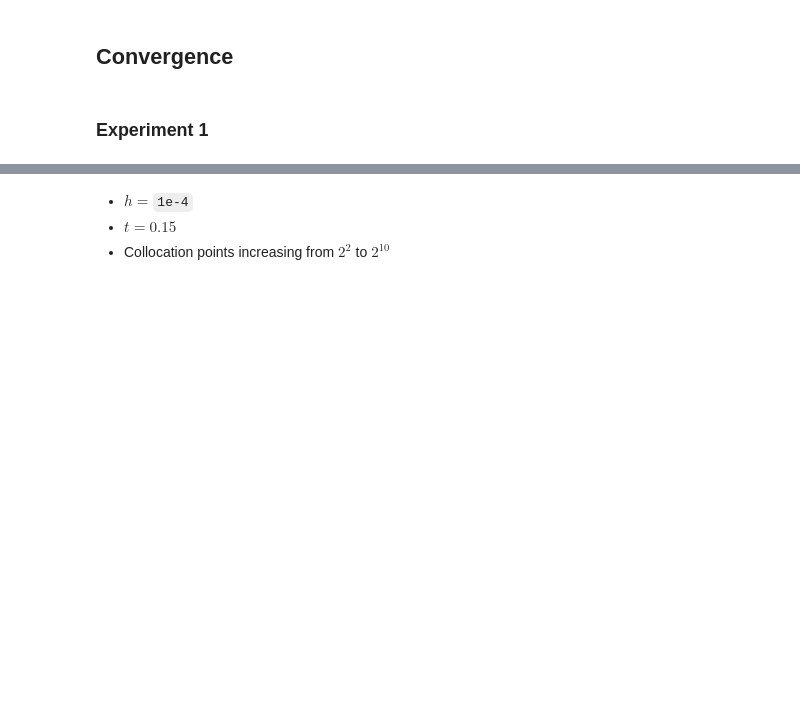
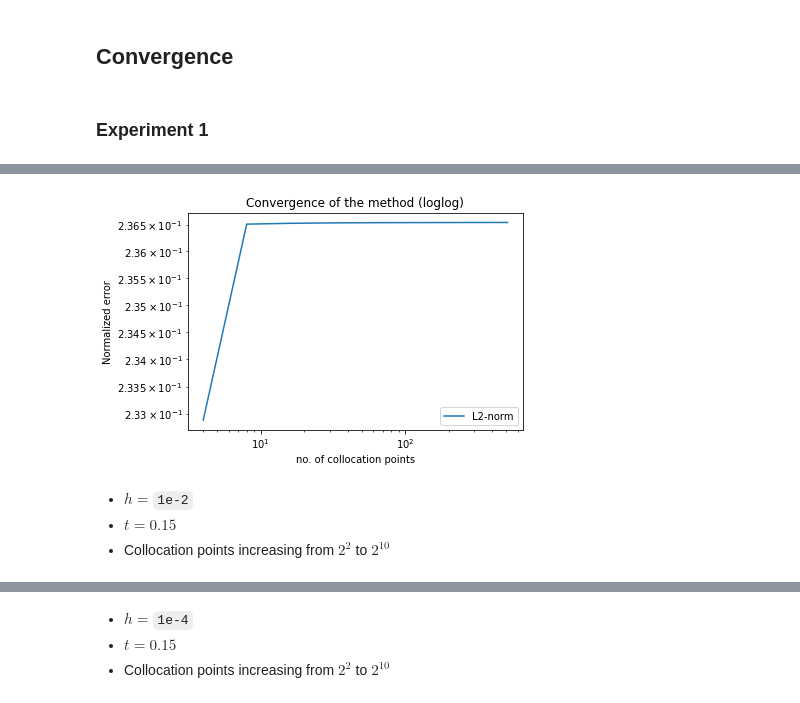
Before and after one commit to jfelipeosorio/kinetick, a Jupyter notebook: pdes/advec_diff1d_cf.ipynb, the cells around one changed output, grey strips where cells are left out. Saved outputs shown, nothing was run; the diff lists cells and outputs as text; code cells hidden in the pictures; blank space fills up the shorter version.

```diff
--- a/pdes/advec_diff1d_cf.ipynb
+++ b/pdes/advec_diff1d_cf.ipynb
@@ -218,0 +286,14 @@ plt.show()
+# %%
+# Experiment 1 - Convergence plot
+plt.loglog(xrange,L2_norms_1,label = 'L2-norm')
+plt.xlabel('no. of collocation points')
+plt.ylabel('Normalized error')
+plt.legend()
+plt.title('Convergence of the method (loglog)')
+plt.show()
+# %% [output]
+[figure, added]
+# %% [markdown]
+- $h = $`1e-2`
+- $t= 0.15$
+- Collocation points increasing from $2^2$ to $2^{10}$
```
Also changed, not shown: parts of 27 cells of this notebook.
